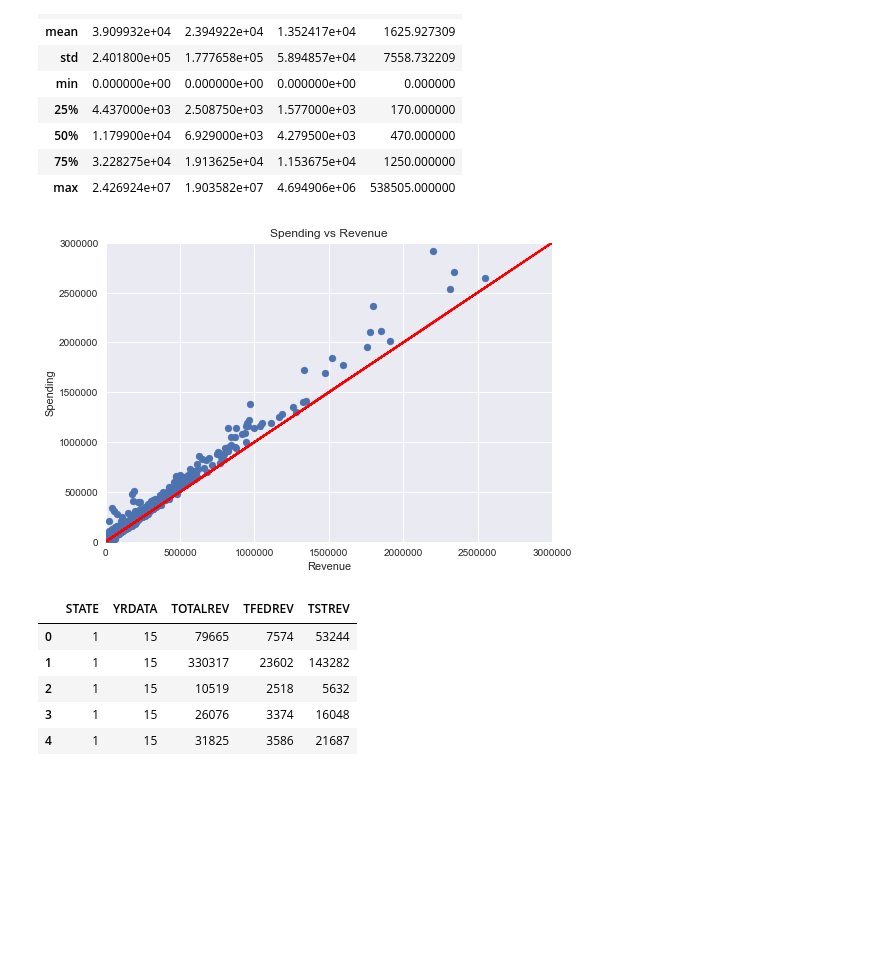
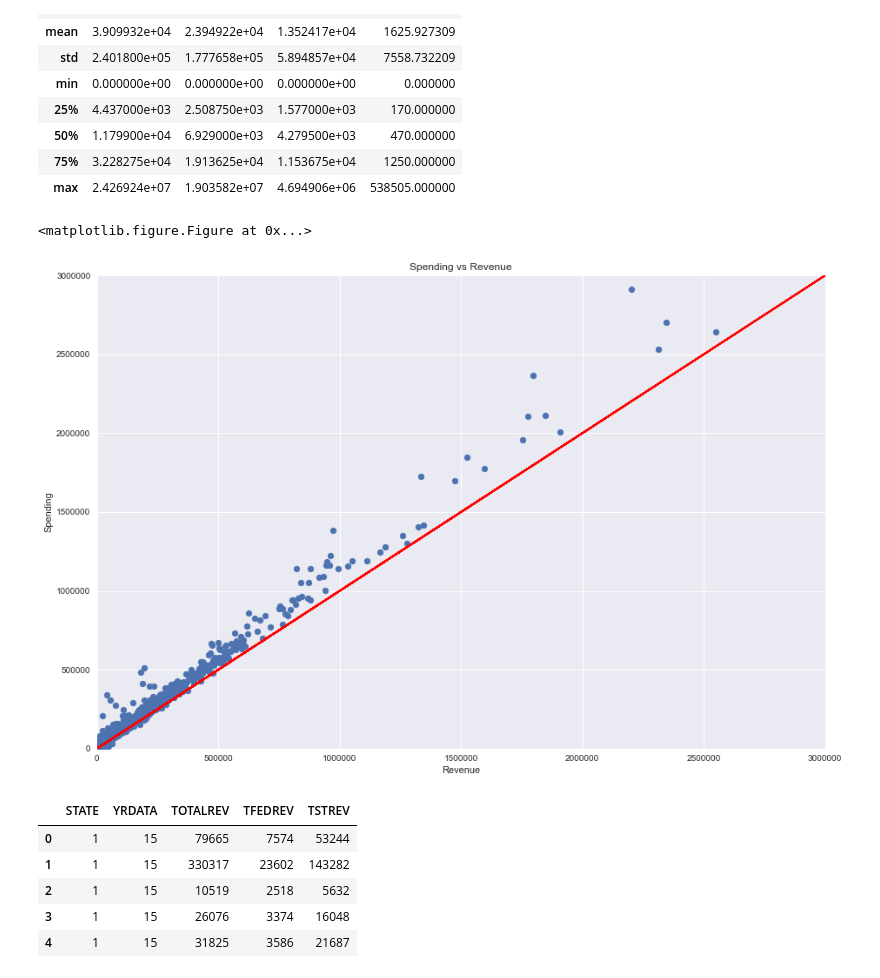
Before and after one commit to kevinliu743/Data-Science-Decal-Fall-2017, a Jupyter notebook: Project 1/Project 1 - School System Finances.ipynb, the cells around one changed output. Saved outputs shown, nothing was run; the diff lists cells and outputs as text; code cells hidden in the pictures; blank space fills up the shorter version.

```diff
--- a/Project 1/Project 1 - School System Finances.ipynb
+++ b/Project 1/Project 1 - School System Finances.ipynb
@@ -129,18 +129,20 @@ spending = clean_useful['TOTALREV']
 revenue = clean_spending['TCURELSC']
 # %%
 plt.figure(1)
+plt.figure(figsize=(15,10))
 plt.scatter(revenue, spending)
 myOLS_points = sm.OLS(revenue,revenue).fit()
 plt.plot(revenue, myOLS_points.predict(revenue), color = 'red')
 plt.title("Spending vs Revenue")
 plt.xlabel("Revenue")
 plt.xlim([0, 3*10e5])
 plt.ylim([0, 3*10e5])
 plt.ylabel("Spending")
 plt.show()
 plt.close()
 # %% [output]
+<matplotlib.figure.Figure at 0x...>
-[figure, old version]
+[figure, new version]
 # %%
 clean_useful.head()
 # %% [output]
```
Also changed, not shown: parts of 7 cells of this notebook.
